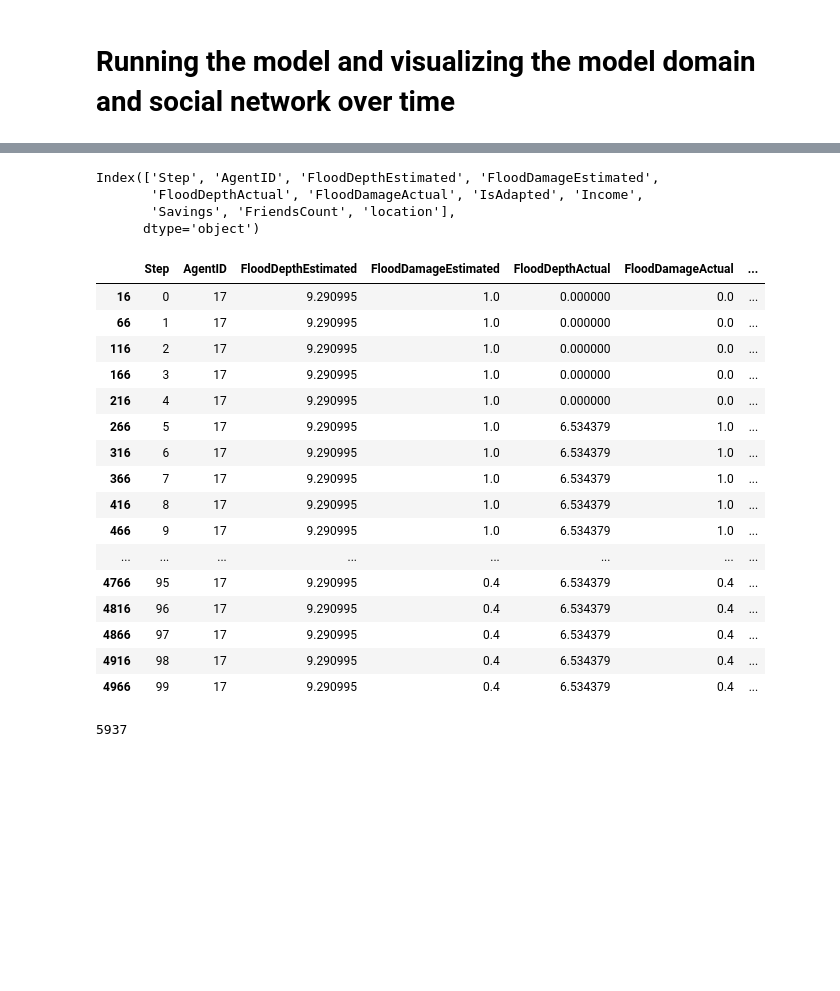
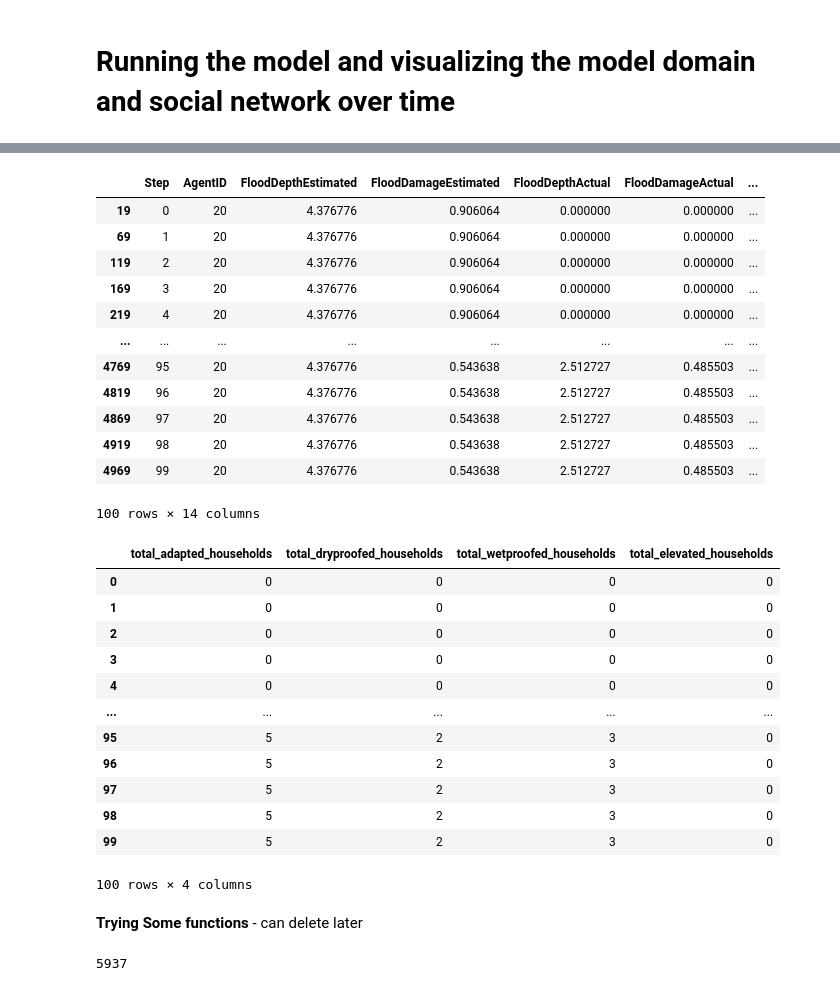
Before and after one commit to ctezgec/abm, a Jupyter notebook: model/demo.ipynb, the cells around one changed output, grey strips where cells are left out. Cells and saved outputs as stored; diff of their text form; code cells hidden in the pictures; blank space fills up the shorter version.

```diff
--- a/model/demo.ipynb
+++ b/model/demo.ipynb
@@ -49,24 +49,14 @@ def plot_network(ax, model):
 # Plot the spatial distribution of agents. This is a function written in the model.py
 model.plot_model_domain_with_agents()
 
-# Plot the initial state of the social network.
-fig, ax = plt.subplots(figsize=(7, 7))
-plot_network(ax, model)
-plt.show()
-
-# Run the model for 20 steps and generate plots every 5 steps.
+# Run the model for 100 steps and generate plots every 10 steps.
 for step in range(100):
     model.step()
 
-    # Every 5 steps, generate and display plots for both the spatial distribution and network.
-    # Note the first step is step 0, so the plots will be generated at steps 4, 9, 14, and 19, which are the 5th, 10th, 15th, and 20th steps.
+    # Every 10 steps, generate and display plots for both the spatial distribution and network.
+    # Note the first step is step 0, so the plots will be generated at steps  9, 19, and 29, and so on (which are  10th, 20th, etc.)
     if (step + 1) % 10 == 0:
         # Plot for the spatial map showing agent locations and adaptation status.
         plt.figure(figsize=(10, 6))
         model.plot_model_domain_with_agents()
-
-        # Plot for the social network showing connections and adaptation statuses.
-        fig, ax = plt.subplots(figsize=(7, 7))
-        plot_network(ax, model)
-        plt.show()
 # %% [output]
@@ -89,36 +78,45 @@ agent_data.reset_index(inplace=True)
-# %%
-agent_data.columns
-# %% [output]
-Index(['Step', 'AgentID', 'FloodDepthEstimated', 'FloodDamageEstimated',
-       'FloodDepthActual', 'FloodDamageActual', 'IsAdapted', 'Income',
-       'Savings', 'FriendsCount', 'location'],
-      dtype='object')
 # %%
 import pandas as pd
-pd.set_option('display.max_rows', None)
-pd.set_option('display.max_columns', None)
-agent_data[agent_data["AgentID"]==17]
+agent_data.reset_index(inplace=True)
+#pd.set_option('display.max_rows', None)
+#pd.set_option('display.max_columns', None)
+agent_data[agent_data["AgentID"]==20]
+# Reset display options to default
+#pd.reset_option('display.max_rows')
+#pd.reset_option('display.max_columns')
 # %% [output]
 |  | Step | AgentID | FloodDepthEstimated | FloodDamageEstimated | FloodDepthActual | FloodDamageActual | ... |
-| 16 | 0 | 17 | 9.290995 | 1.0 | 0.000000 | 0.0 | ... |
-| 66 | 1 | 17 | 9.290995 | 1.0 | 0.000000 | 0.0 | ... |
-| 116 | 2 | 17 | 9.290995 | 1.0 | 0.000000 | 0.0 | ... |
-| 166 | 3 | 17 | 9.290995 | 1.0 | 0.000000 | 0.0 | ... |
-| 216 | 4 | 17 | 9.290995 | 1.0 | 0.000000 | 0.0 | ... |
-| 266 | 5 | 17 | 9.290995 | 1.0 | 6.534379 | 1.0 | ... |
-| 316 | 6 | 17 | 9.290995 | 1.0 | 6.534379 | 1.0 | ... |
-| 366 | 7 | 17 | 9.290995 | 1.0 | 6.534379 | 1.0 | ... |
-| 416 | 8 | 17 | 9.290995 | 1.0 | 6.534379 | 1.0 | ... |
-| 466 | 9 | 17 | 9.290995 | 1.0 | 6.534379 | 1.0 | ... |
+| 19 | 0 | 20 | 4.376776 | 0.906064 | 0.000000 | 0.000000 | ... |
+| 69 | 1 | 20 | 4.376776 | 0.906064 | 0.000000 | 0.000000 | ... |
+| 119 | 2 | 20 | 4.376776 | 0.906064 | 0.000000 | 0.000000 | ... |
+| 169 | 3 | 20 | 4.376776 | 0.906064 | 0.000000 | 0.000000 | ... |
+| 219 | 4 | 20 | 4.376776 | 0.906064 | 0.000000 | 0.000000 | ... |
 | ... | ... | ... | ... | ... | ... | ... | ... |
-| 4766 | 95 | 17 | 9.290995 | 0.4 | 6.534379 | 0.4 | ... |
-| 4816 | 96 | 17 | 9.290995 | 0.4 | 6.534379 | 0.4 | ... |
-| 4866 | 97 | 17 | 9.290995 | 0.4 | 6.534379 | 0.4 | ... |
-| 4916 | 98 | 17 | 9.290995 | 0.4 | 6.534379 | 0.4 | ... |
-| 4966 | 99 | 17 | 9.290995 | 0.4 | 6.534379 | 0.4 | ... |
+| 4769 | 95 | 20 | 4.376776 | 0.543638 | 2.512727 | 0.485503 | ... |
+| 4819 | 96 | 20 | 4.376776 | 0.543638 | 2.512727 | 0.485503 | ... |
+| 4869 | 97 | 20 | 4.376776 | 0.543638 | 2.512727 | 0.485503 | ... |
+| 4919 | 98 | 20 | 4.376776 | 0.543638 | 2.512727 | 0.485503 | ... |
+| 4969 | 99 | 20 | 4.376776 | 0.543638 | 2.512727 | 0.485503 | ... |
+100 rows × 14 columns
 # %%
 model_data = model.datacollector.get_model_vars_dataframe()
 model_data
+# %% [output]
+|  | total_adapted_households | total_dryproofed_households | total_wetproofed_households | total_elevated_households |
+| 0 | 0 | 0 | 0 | 0 |
+| 1 | 0 | 0 | 0 | 0 |
+| 2 | 0 | 0 | 0 | 0 |
+| 3 | 0 | 0 | 0 | 0 |
+| 4 | 0 | 0 | 0 | 0 |
+| ... | ... | ... | ... | ... |
+| 95 | 5 | 2 | 3 | 0 |
+| 96 | 5 | 2 | 3 | 0 |
+| 97 | 5 | 2 | 3 | 0 |
+| 98 | 5 | 2 | 3 | 0 |
+| 99 | 5 | 2 | 3 | 0 |
+100 rows × 4 columns
+# %% [markdown]
+**Trying Some functions** - can delete later
 # %%
 # Try the income function
 import random
```
Also changed, not shown: parts of 3 cells of this notebook, 3 other files.
